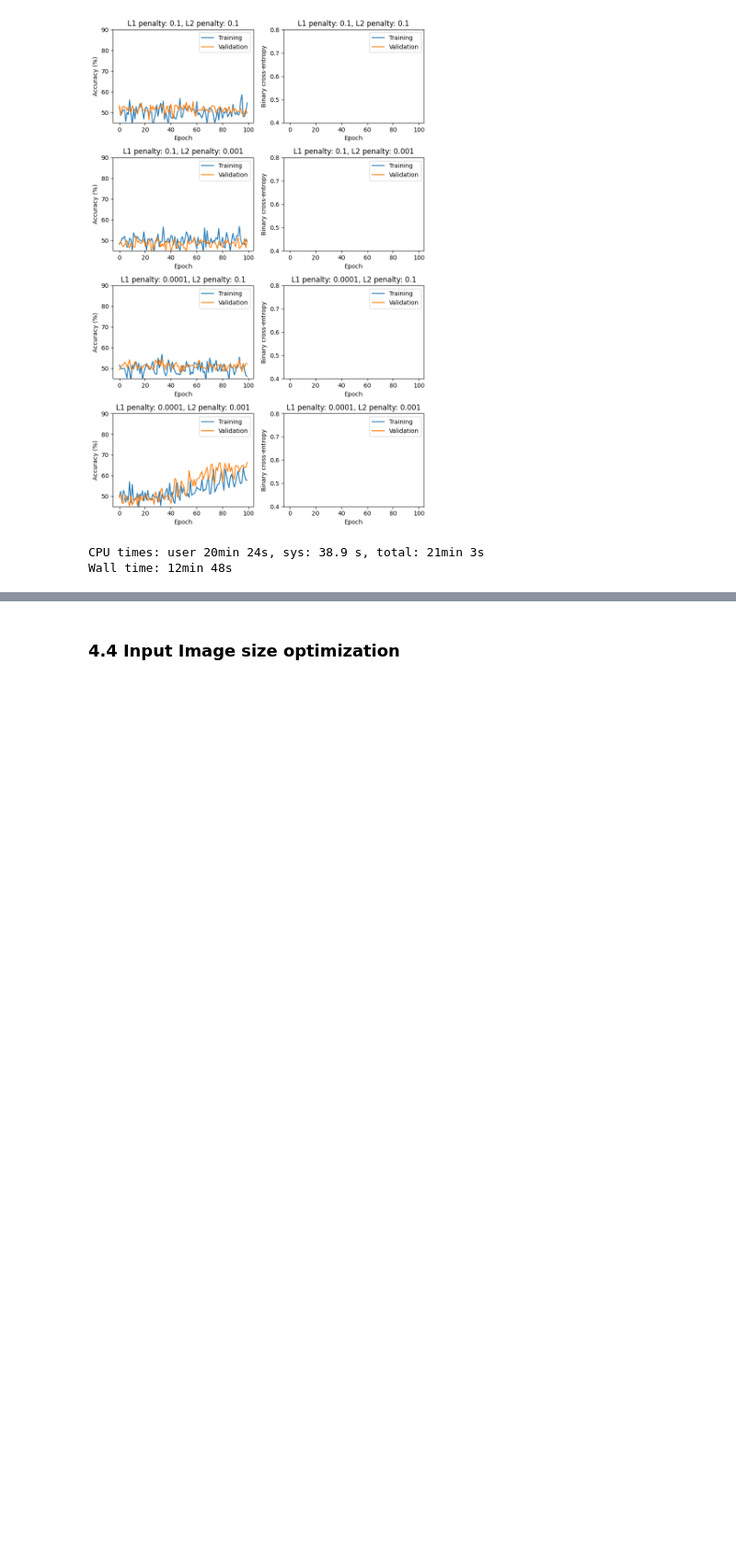
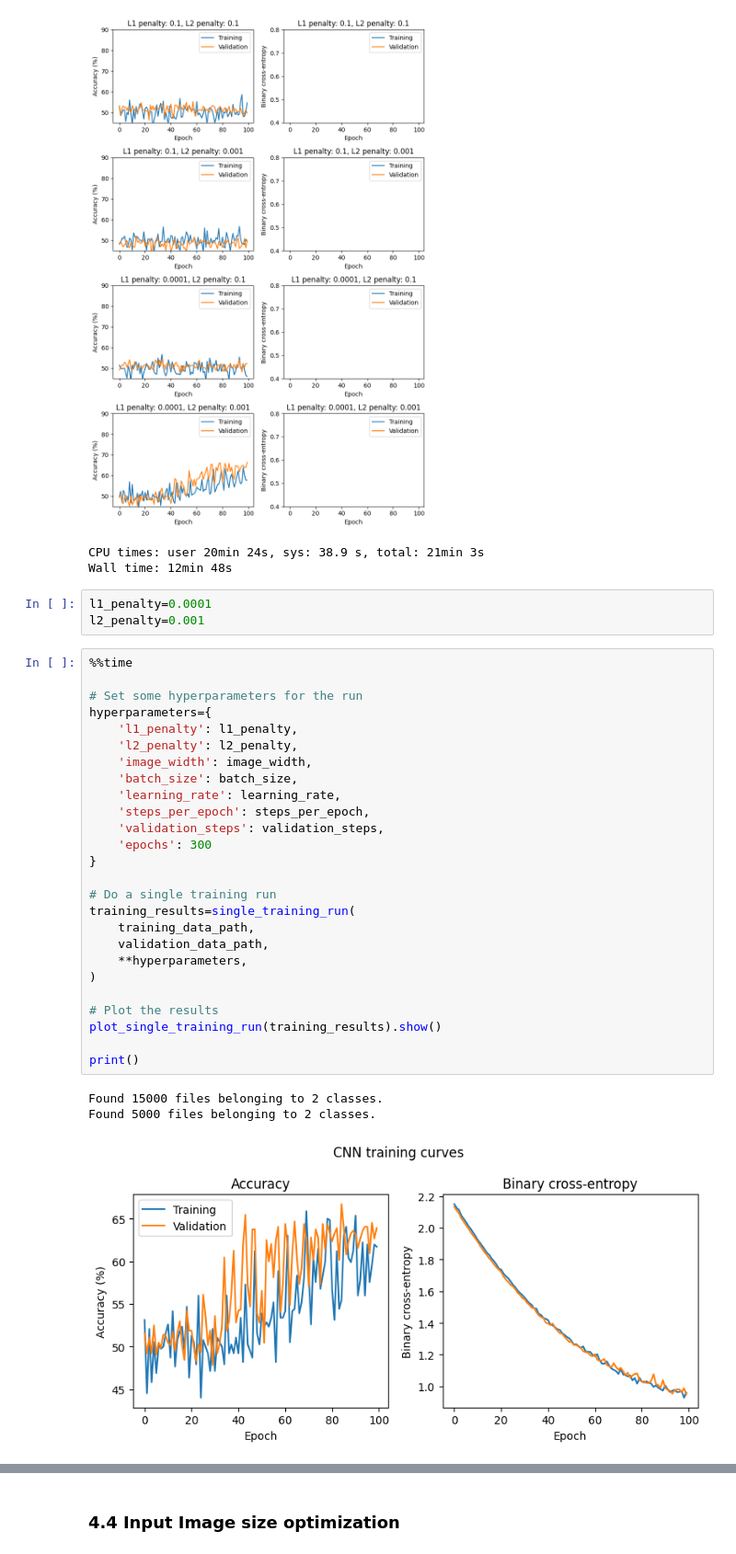
Before and after one commit to 4GeeksAcademy/Madesh4-image-classification, a Jupyter notebook: src/Madesh_solution.ipynb, the cells around one changed output, grey strips where cells are left out. Shown at 92% size. Saved outputs shown, nothing was run; the diff lists cells and outputs as text; blank space fills up the shorter version.

```diff
--- a/src/Madesh_solution.ipynb
+++ b/src/Madesh_solution.ipynb
@@ -384,3 +384,36 @@ Found 5000 files belonging to 2 classes.
 [figure]
 CPU times: user 20min 24s, sys: 38.9 s, total: 21min 3s
 Wall time: 12min 48s
+# %%
+l1_penalty=0.0001
+l2_penalty=0.001
+# %%
+%%time
+
+# Set some hyperparameters for the run
+hyperparameters={
+    'l1_penalty': l1_penalty,
+    'l2_penalty': l2_penalty,
+    'image_width': image_width,
+    'batch_size': batch_size,
+    'learning_rate': learning_rate,
+    'steps_per_epoch': steps_per_epoch,
+    'validation_steps': validation_steps,
+    'epochs': 300
+}
+
+# Do a single training run
+training_results=single_training_run(
+    training_data_path,
+    validation_data_path,
+    **hyperparameters,
+)
+
+# Plot the results
+plot_single_training_run(training_results).show()
+
+print()
+# %% [output]
+Found 15000 files belonging to 2 classes.
+Found 5000 files belonging to 2 classes.
+[figure, added]
```
Also changed, not shown: parts of 2 cells of this notebook.
